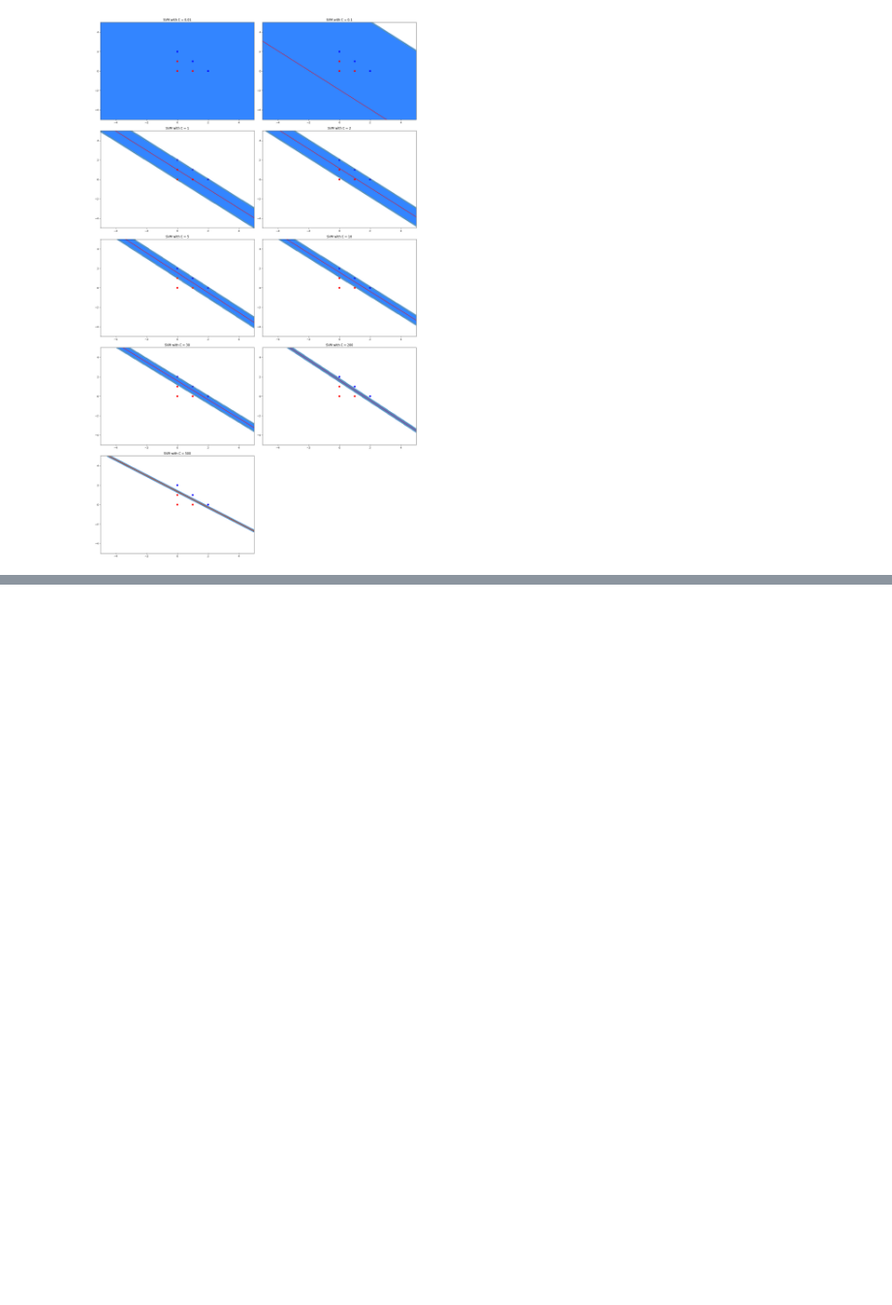
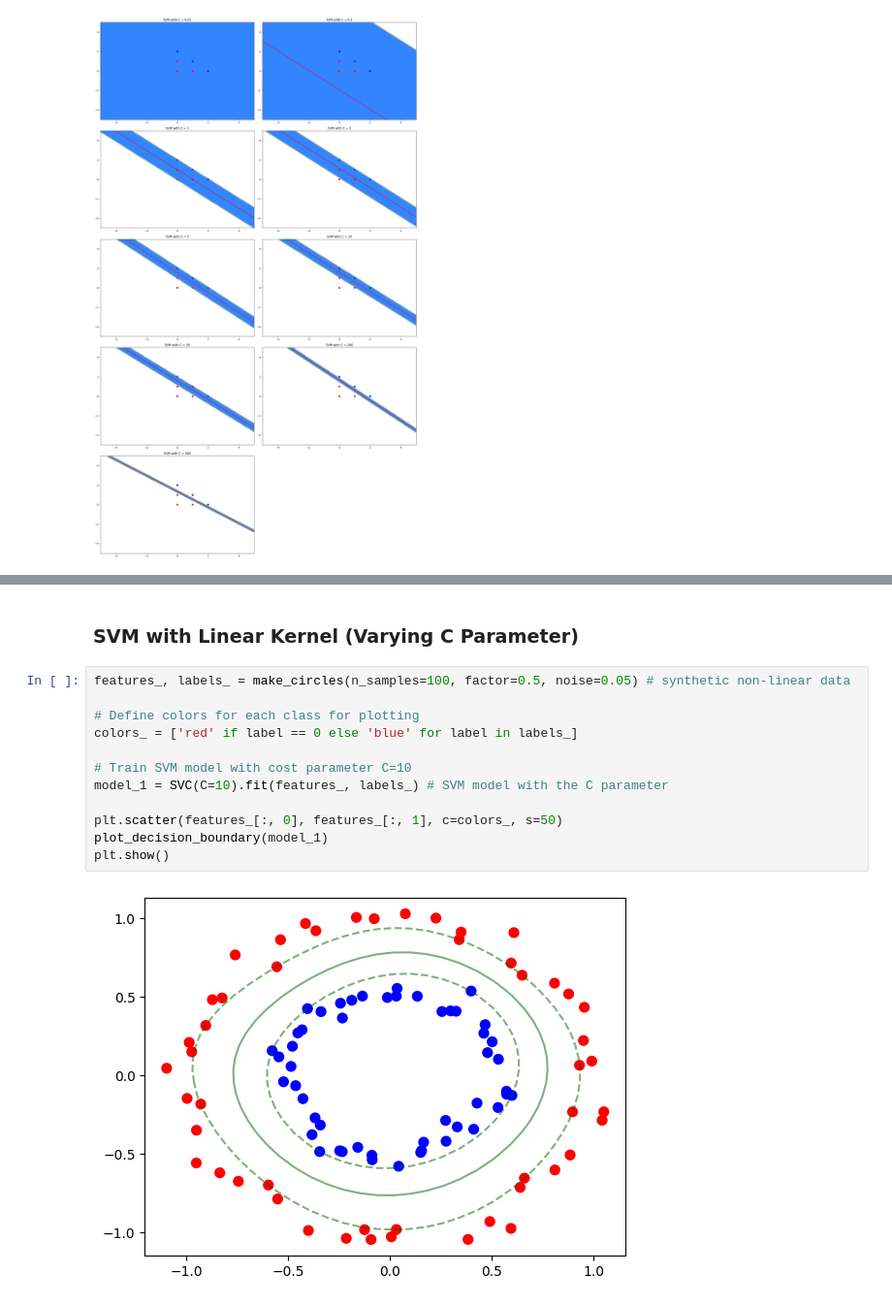
Before and after one commit to kar137/Machine-Learning-Portfolio, a Jupyter notebook: notebooks/Beyond-Linear-Models/naivebayes&svm/SVM.ipynb, the cells around one changed output, grey strips where cells are left out. Shown: that part at 97% size. Cells and saved outputs as stored; diff of their text form; blank space fills up the shorter version.

```diff
--- a/notebooks/Beyond-Linear-Models/naivebayes&svm/SVM.ipynb
+++ b/notebooks/Beyond-Linear-Models/naivebayes&svm/SVM.ipynb
@@ -203,0 +313,16 @@ plt.show()
+# %% [markdown]
+### SVM with Linear Kernel (Varying C Parameter)
+# %%
+features_, labels_ = make_circles(n_samples=100, factor=0.5, noise=0.05) # synthetic non-linear data
+
+# Define colors for each class for plotting
+colors_ = ['red' if label == 0 else 'blue' for label in labels_]
+
+# Train SVM model with cost parameter C=10
+model_1 = SVC(C=10).fit(features_, labels_) # SVM model with the C parameter
+
+plt.scatter(features_[:, 0], features_[:, 1], c=colors_, s=50)
+plot_decision_boundary(model_1)
+plt.show()
+# %% [output]
+[figure, added]
```
Also changed, not shown: parts of 14 cells of this notebook.
